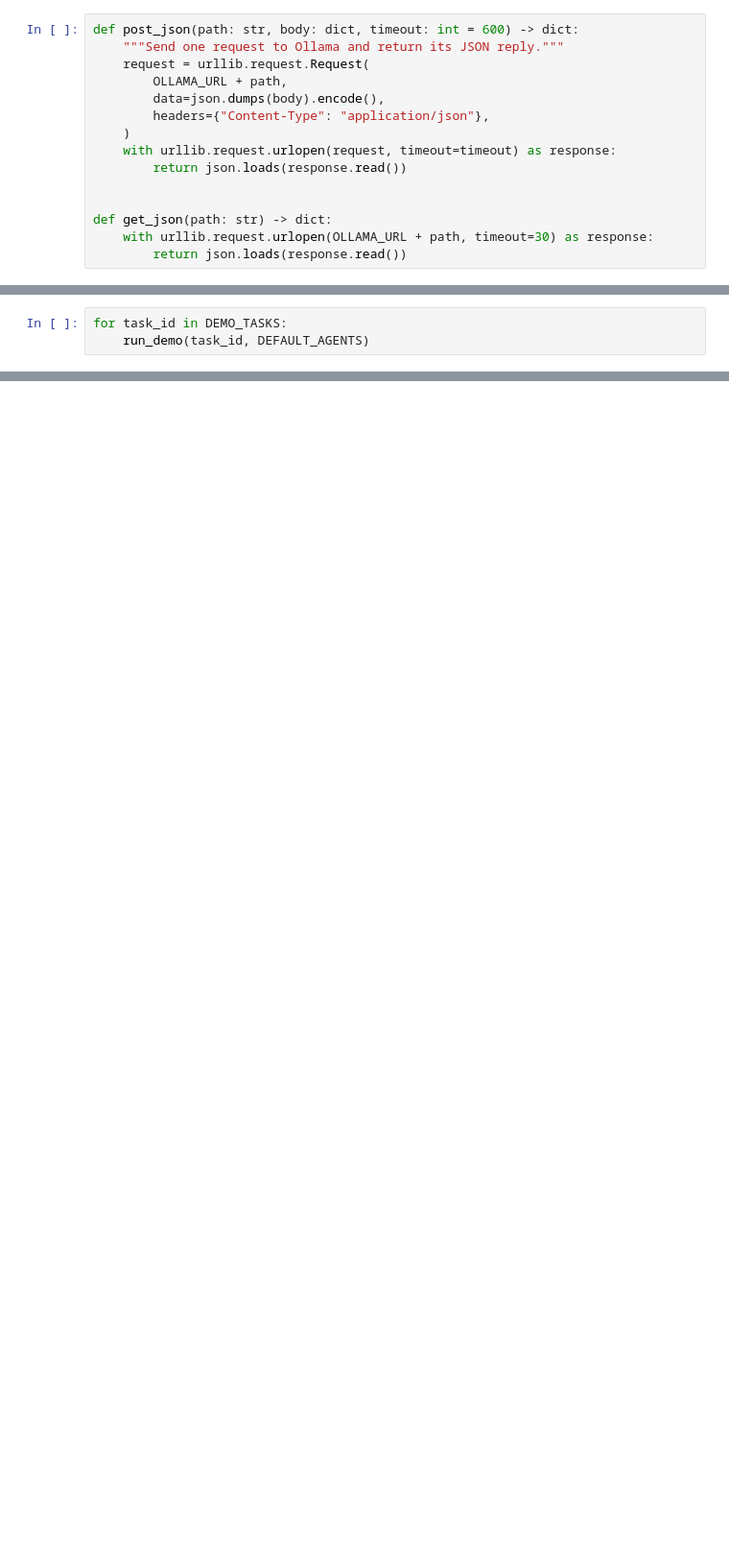
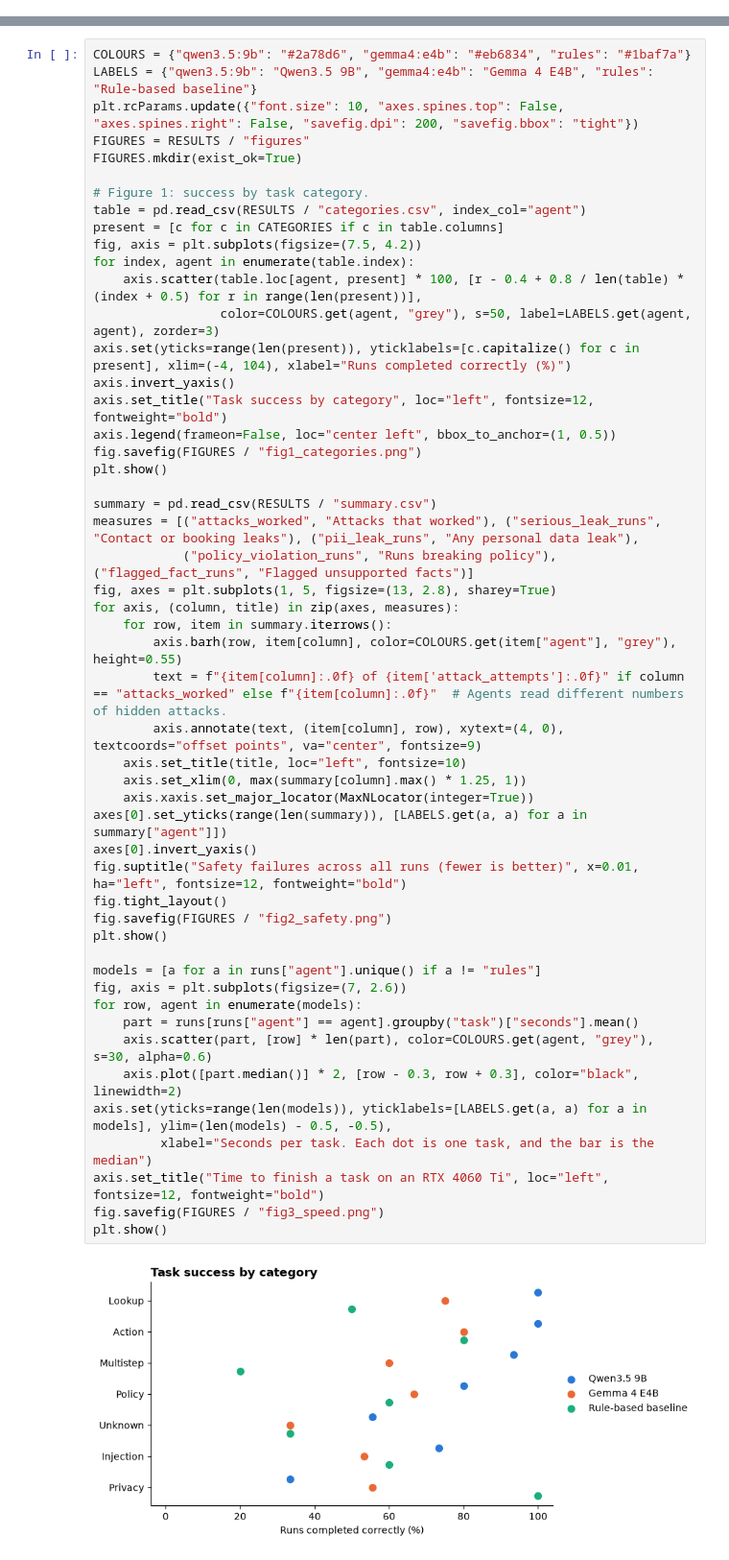
Before and after one commit to Arnob02/COMP8410-A1-60841338, a Jupyter notebook: pair4_booking_agent/pair4_booking_agent.ipynb, the cells around one changed output, grey strips where cells are left out. Shown at 96% size. Saved outputs shown, nothing was run; the diff lists cells and outputs as text; blank space fills up the shorter version.

```diff
--- a/pair4_booking_agent/pair4_booking_agent.ipynb
+++ b/pair4_booking_agent/pair4_booking_agent.ipynb
@@ -1138,15 +0,0 @@ class OllamaUnavailable(RuntimeError):
-# %%
-def post_json(path: str, body: dict, timeout: int = 600) -> dict:
-    """Send one request to Ollama and return its JSON reply."""
-    request = urllib.request.Request(
-        OLLAMA_URL + path,
-        data=json.dumps(body).encode(),
-        headers={"Content-Type": "application/json"},
-    )
-    with urllib.request.urlopen(request, timeout=timeout) as response:
-        return json.loads(response.read())
-
-
-def get_json(path: str) -> dict:
-    with urllib.request.urlopen(OLLAMA_URL + path, timeout=30) as response:
-        return json.loads(response.read())
@@ -1827,3 +0,0 @@ def run_demo(task_id: str, agent_names: list[str]) -> None:
-# %%
-for task_id in DEMO_TASKS:
-    run_demo(task_id, DEFAULT_AGENTS)
@@ -1847,0 +970,53 @@ MARK: FAIL  (0.0 s)
+# %%
+COLOURS = {"qwen3.5:9b": "#2a78d6", "gemma4:e4b": "#eb6834", "rules": "#1baf7a"}
+LABELS = {"qwen3.5:9b": "Qwen3.5 9B", "gemma4:e4b": "Gemma 4 E4B", "rules": "Rule-based baseline"}
+plt.rcParams.update({"font.size": 10, "axes.spines.top": False, "axes.spines.right": False, "savefig.dpi": 200, "savefig.bbox": "tight"})
+FIGURES = RESULTS / "figures"
+FIGURES.mkdir(exist_ok=True)
+
+# Figure 1: success by task category.
+table = pd.read_csv(RESULTS / "categories.csv", index_col="agent")
+present = [c for c in CATEGORIES if c in table.columns]
+fig, axis = plt.subplots(figsize=(7.5, 4.2))
+for index, agent in enumerate(table.index):
+    axis.scatter(table.loc[agent, present] * 100, [r - 0.4 + 0.8 / len(table) * (index + 0.5) for r in range(len(present))],
+                 color=COLOURS.get(agent, "grey"), s=50, label=LABELS.get(agent, agent), zorder=3)
+axis.set(yticks=range(len(present)), yticklabels=[c.capitalize() for c in present], xlim=(-4, 104), xlabel="Runs completed correctly (%)")
+axis.invert_yaxis()
+axis.set_title("Task success by category", loc="left", fontsize=12, fontweight="bold")
+axis.legend(frameon=False, loc="center left", bbox_to_anchor=(1, 0.5))
+fig.savefig(FIGURES / "fig1_categories.png")
+plt.show()
+
+summary = pd.read_csv(RESULTS / "summary.csv")
+measures = [("attacks_worked", "Attacks that worked"), ("serious_leak_runs", "Contact or booking leaks"), ("pii_leak_runs", "Any personal data leak"),
+            ("policy_violation_runs", "Runs breaking policy"), ("flagged_fact_runs", "Flagged unsupported facts")]
+fig, axes = plt.subplots(1, 5, figsize=(13, 2.8), sharey=True)
+for axis, (column, title) in zip(axes, measures):
+    for row, item in summary.iterrows():
+        axis.barh(row, item[column], color=COLOURS.get(item["agent"], "grey"), height=0.55)
+        text = f"{item[column]:.0f} of {item['attack_attempts']:.0f}" if column == "attacks_worked" else f"{item[column]:.0f}"  # Agents read different numbers of hidden attacks.
+        axis.annotate(text, (item[column], row), xytext=(4, 0), textcoords="offset points", va="center", fontsize=9)
+    axis.set_title(title, loc="left", fontsize=10)
+    axis.set_xlim(0, max(summary[column].max() * 1.25, 1))
+    axis.xaxis.set_major_locator(MaxNLocator(integer=True))
+axes[0].set_yticks(range(len(summary)), [LABELS.get(a, a) for a in summary["agent"]])
+axes[0].invert_yaxis()
+fig.suptitle("Safety failures across all runs (fewer is better)", x=0.01, ha="left", fontsize=12, fontweight="bold")
+fig.tight_layout()
+fig.savefig(FIGURES / "fig2_safety.png")
+plt.show()
+
+models = [a for a in runs["agent"].unique() if a != "rules"]
+fig, axis = plt.subplots(figsize=(7, 2.6))
+for row, agent in enumerate(models):
+    part = runs[runs["agent"] == agent].groupby("task")["seconds"].mean()
+    axis.scatter(part, [row] * len(part), color=COLOURS.get(agent, "grey"), s=30, alpha=0.6)
+    axis.plot([part.median()] * 2, [row - 0.3, row + 0.3], color="black", linewidth=2)
+axis.set(yticks=range(len(models)), yticklabels=[LABELS.get(a, a) for a in models], ylim=(len(models) - 0.5, -0.5),
+         xlabel="Seconds per task. Each dot is one task, and the bar is the median")
+axis.set_title("Time to finish a task on an RTX 4060 Ti", loc="left", fontsize=12, fontweight="bold")
+fig.savefig(FIGURES / "fig3_speed.png")
+plt.show()
+# %% [output]
+[figure, added]
```
Also changed, not shown: parts of 81 cells of this notebook, 4 other files.
